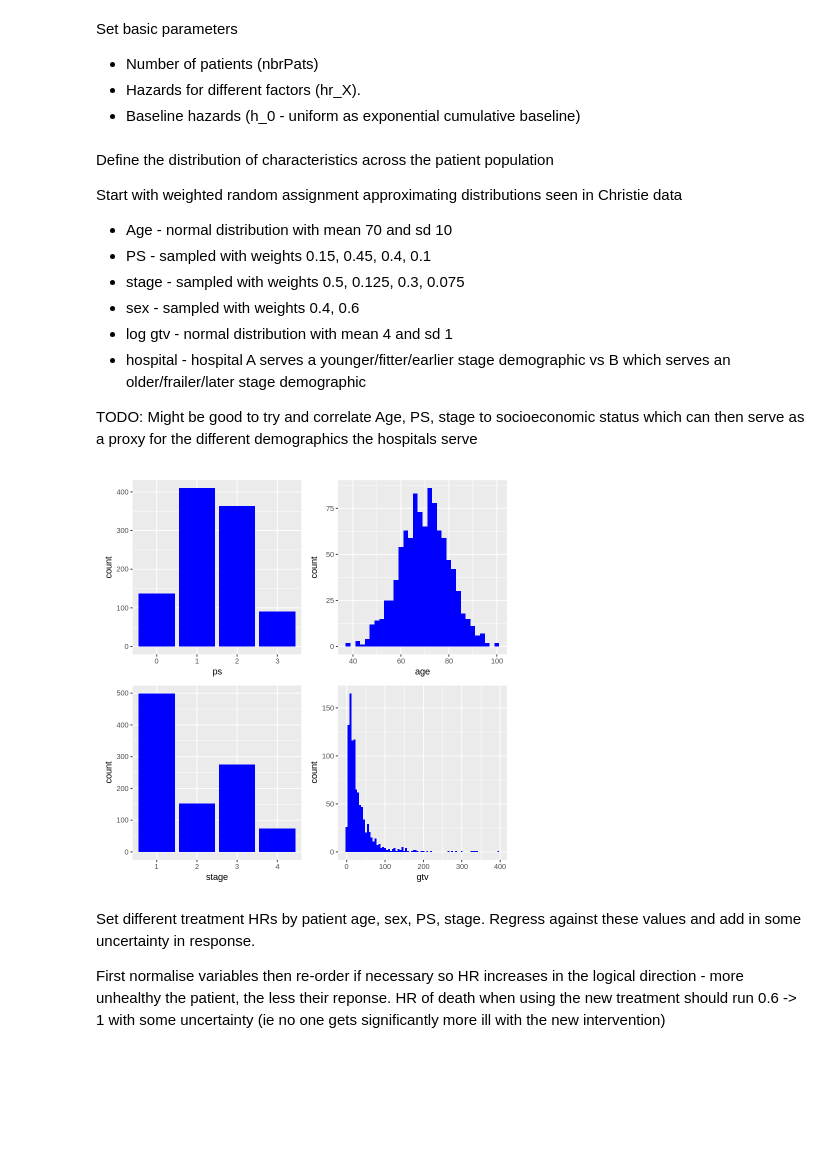
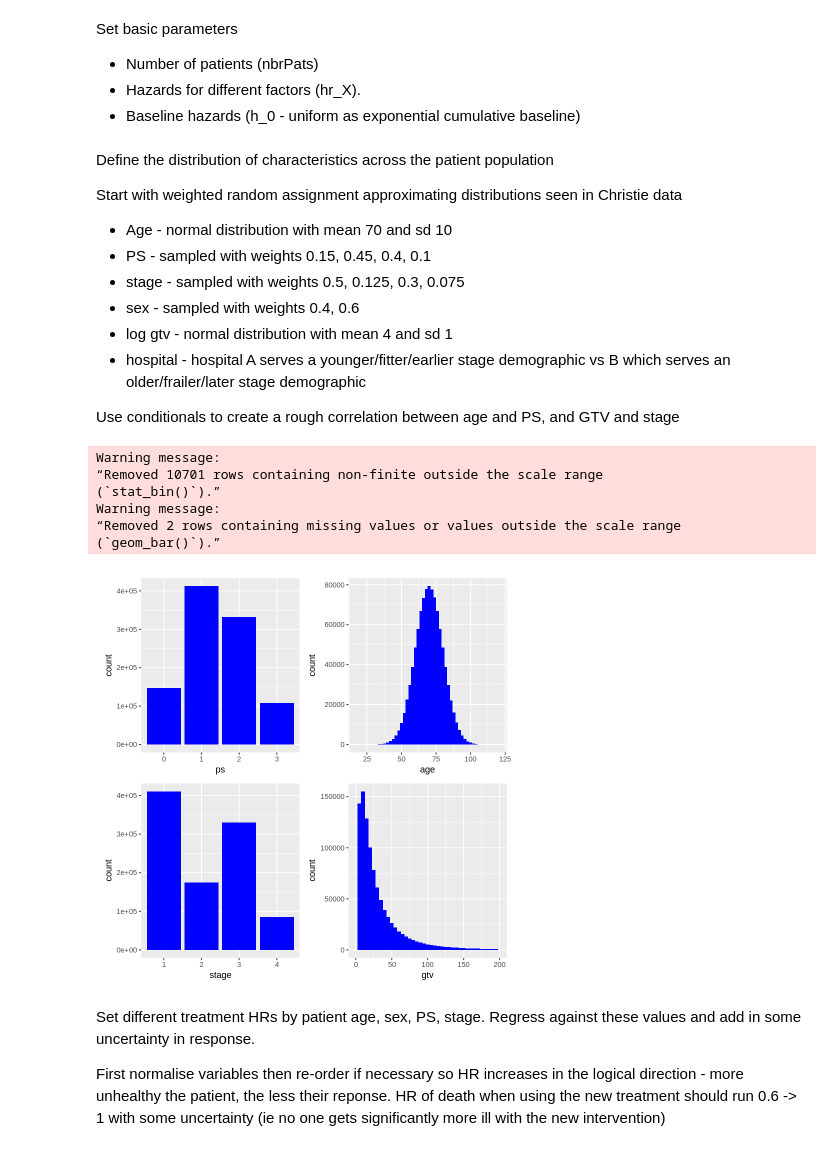
Before and after one commit to gpricechristie/introductionToClinicalTrials, a Jupyter notebook: simulateSurvivalData.ipynb, the cells around one changed output. Drawn from its saved outputs; the diff is of its cells as text; code cells hidden in the pictures; blank space fills up the shorter version.

```diff
--- a/simulateSurvivalData.ipynb
+++ b/simulateSurvivalData.ipynb
@@ -58,7 +52,7 @@ Set basic parameters
 *   Hazards for different factors (hr_X).
 *   Baseline hazards (h_0 - uniform as exponential cumulative baseline)
 # %%
-popSize=10000
+popSize=1000000
 nbrPats = 1000
 hr_age=1.01
 hr_sex=1.2
@@ -68,7 +62,7 @@ hr_ps3=1.82
 hr_stage2=1.3
 hr_stage3=1.5
 hr_stage4=2.0
-hr_gtv=1.02
+hr_gtv=1.4
 hr_treat=1.3
 h_0=0.001
 # %% [markdown]
@@ -82,4 +76,4 @@ Start with weighted random assignment approximating distributions seen in Christ
 * log gtv - normal distribution with mean 4 and sd 1
 * hospital - hospital A serves a younger/fitter/earlier stage demographic vs B which serves an older/frailer/later stage demographic
 
-TODO: Might be good to try and correlate Age, PS, stage to socioeconomic status which can then serve as a proxy for the different demographics the hospitals serve
+Use conditionals to create a rough correlation between age and PS, and GTV and stage
@@ -103,15 +80,47 @@ patients$gtv=exp(logGtv)
+# %%
+set.seed(8734652)
+
+age=rnorm(popSize,mean=70,sd=10)
+population=data.frame(age=age)
+
+population<-population %>%
+  mutate(ps= factor(case_when(age<quantile(age,0.2)~sample(c(0,1,2,3),n(), replace = TRUE, prob=c(0.25, 0.55, 0.15, 0.05)),
+                       age<quantile(age,0.4)~sample(c(0,1,2,3),n(), replace = TRUE, prob=c(0.2, 0.5, 0.2, 0.1)),
+                       age<quantile(age,0.6)~sample(c(0,1,2,3),n(), replace = TRUE, prob=c(0.15, 0.45, 0.4, 0.1)),
+                       age<quantile(age,0.8)~sample(c(0,1,2,3),n(), replace = TRUE, prob=c(0.1, 0.3, 0.45, 0.15)),
+                       TRUE~sample(c(0,1,2,3),n(), replace = TRUE, prob=c(0.05, 0.3, 0.5, 0.15)))))
+
+sex=sample(c('male','female'), popSize, replace=TRUE, prob=c(0.6, 0.4))
+population$sex=factor(sex)
+
+logGtv = rnorm(popSize,mean=3, sd=1)
+population$gtv=exp(logGtv)
+
+population<-population %>%
+  mutate(stage= factor(case_when(logGtv<quantile(logGtv,0.2)~sample(c(1,2,3,4),n(), replace = TRUE, prob=c(0.55, 0.25, 0.15, 0.05)),
+                          logGtv<quantile(logGtv,0.4)~sample(c(1,2,3,4),n(), replace = TRUE, prob=c(0.5, 0.2, 0.25, 0.05)),
+                          logGtv<quantile(logGtv,0.6)~sample(c(1,2,3,4),n(), replace = TRUE, prob=c(0.4, 0.175, 0.35, 0.075)),
+                          logGtv<quantile(logGtv,0.8)~sample(c(1,2,3,4),n(), replace = TRUE, prob=c(0.35, 0.15, 0.4, 0.1)),
+                          TRUE~sample(c(1,2,3,4),n(), replace = TRUE, prob=c(0.25, 0.1, 0.5, 0.15)))))
 # %%
-p1 = ggplot(patients,aes(x=ps)) +
+p1 = ggplot(population,aes(x=ps)) +
   geom_bar(stat='count', fill='blue')
-p2 = ggplot(patients,aes(x=age)) +
+p2 = ggplot(population,aes(x=age)) +
   geom_histogram(fill='blue',binwidth=2)
-p3 = ggplot(patients,aes(x=stage)) +
+p3 = ggplot(population,aes(x=stage)) +
   geom_bar(stat='count', fill='blue')
-p4 = ggplot(patients,aes(x=gtv)) +
-  geom_histogram(fill='blue',binwidth=5)
+p4 = ggplot(population,aes(x=gtv)) +
+  geom_histogram(fill='blue',binwidth=5) +
+  xlim(c(0,200))
 p1+p2+p3+p4
 # %% [output]
+Warning message:
+“Removed 10701 rows containing non-finite outside the scale range
+(`stat_bin()`).”
+Warning message:
+“Removed 2 rows containing missing values or values outside the scale range
+(`geom_bar()`).”
-[figure, old version]
+[figure, new version]
 # %% [markdown]
 Set different treatment HRs by patient age, sex, PS, stage. Regress against these values and add in some uncertainty in response.
 
```
Also changed, not shown: parts of 26 cells of this notebook.
